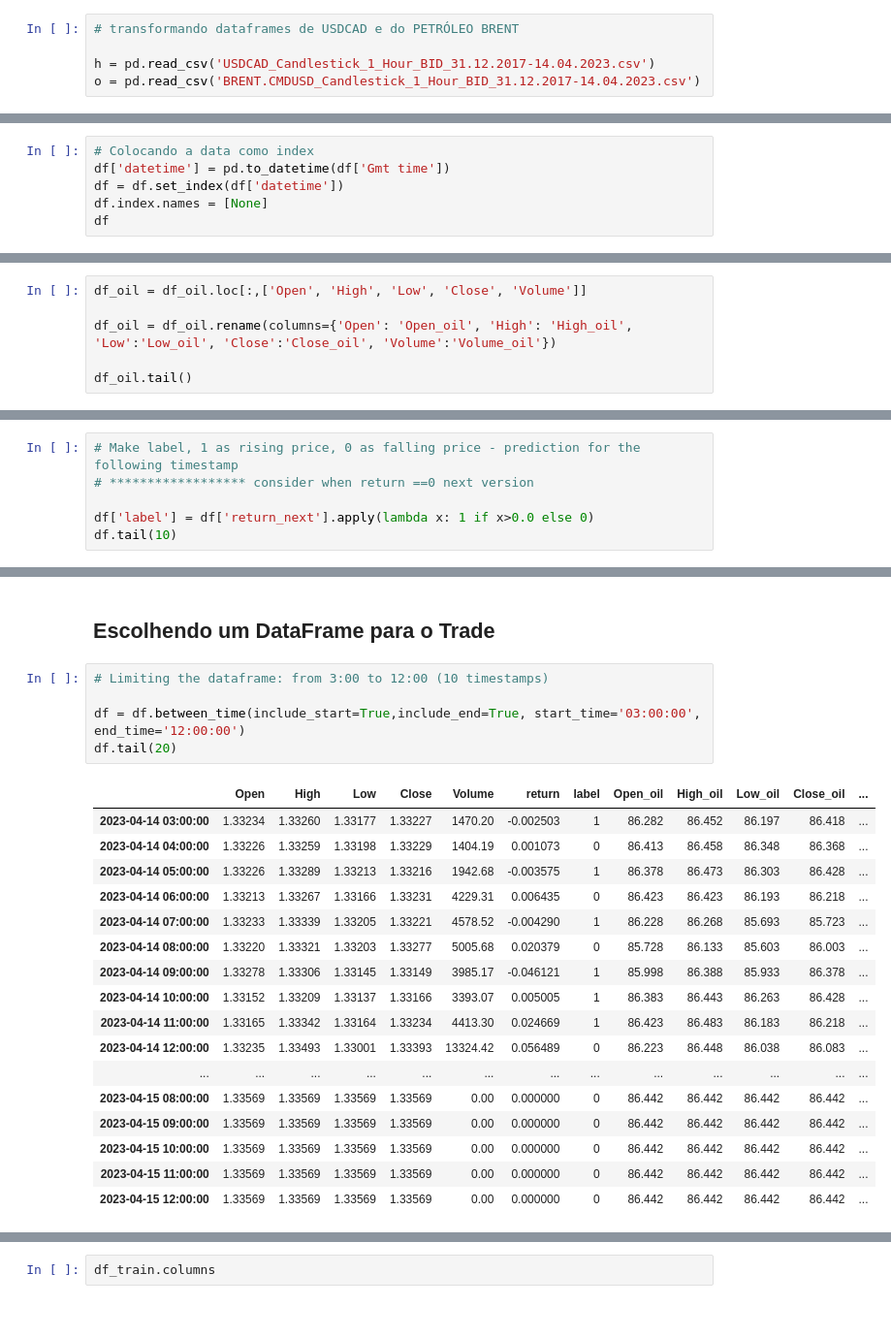
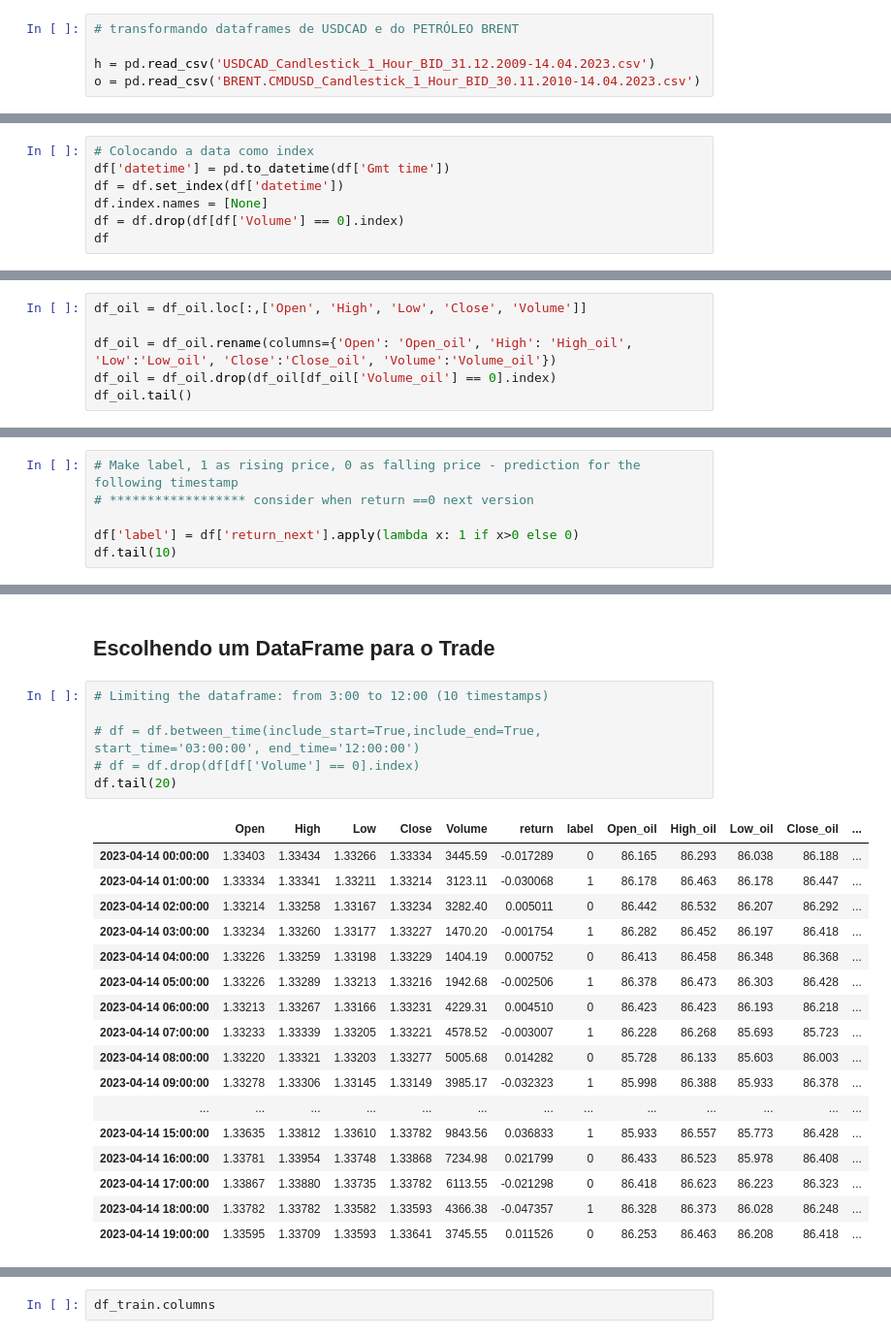
Before and after one commit to akashj-creator/BinaryOptionsXGB, a Jupyter notebook: Predict Future Price - Binary Option of USDCAD - V6.ipynb, the cells around one changed output, grey strips where cells are left out. Shown: that part at 97% size. Drawn from its saved outputs; the diff is of its cells as text.

```diff
--- a/Predict Future Price - Binary Option of USDCAD - V6.ipynb
+++ b/Predict Future Price - Binary Option of USDCAD - V6.ipynb
@@ -18,8 +18,8 @@ import pickle
 # %%
 # transformando dataframes de USDCAD e do PETRÓLEO BRENT
 
-h = pd.read_csv('USDCAD_Candlestick_1_Hour_BID_31.12.2017-14.04.2023.csv')
-o = pd.read_csv('BRENT.CMDUSD_Candlestick_1_Hour_BID_31.12.2017-14.04.2023.csv')
+h = pd.read_csv('USDCAD_Candlestick_1_Hour_BID_31.12.2009-14.04.2023.csv')
+o = pd.read_csv('BRENT.CMDUSD_Candlestick_1_Hour_BID_30.11.2010-14.04.2023.csv')
 # %%
 # Put USD/CAD hour data into Pandas Dataframe
 
@@ -95,6 +95,7 @@ mpf.plot(oil, **kwargs)
 df['datetime'] = pd.to_datetime(df['Gmt time'])
 df = df.set_index(df['datetime'])
 df.index.names = [None]
+df = df.drop(df[df['Volume'] == 0].index)
 df
 # %% [output]
 |  | Gmt time | Open | High | Low | Close | Volume | datetime |
@@ -135,7 +136,7 @@ df_oil
 df_oil = df_oil.loc[:,['Open', 'High', 'Low', 'Close', 'Volume']]
 
 df_oil = df_oil.rename(columns={'Open': 'Open_oil', 'High': 'High_oil', 'Low':'Low_oil', 'Close':'Close_oil', 'Volume':'Volume_oil'})
-
+df_oil = df_oil.drop(df_oil[df_oil['Volume_oil'] == 0].index)
 df_oil.tail()
 # %% [output]
 |  | Open_oil | High_oil | Low_oil | Close_oil | Volume_oil |
@@ -179,7 +180,7 @@ df['return'].min()
 # Make label, 1 as rising price, 0 as falling price - prediction for the following timestamp
 # ****************** consider when return ==0 next version
 
-df['label'] = df['return_next'].apply(lambda x: 1 if x>0.0 else 0)
+df['label'] = df['return_next'].apply(lambda x: 1 if x>0 else 0)
 df.tail(10)
 # %% [output]
 |  | Gmt time | Open | High | Low | Close | Volume | datetime | return_next | return | label |
@@ -282,26 +284,27 @@ dtype: object
 # %%
 # Limiting the dataframe: from 3:00 to 12:00 (10 timestamps)
 
-df = df.between_time(include_start=True,include_end=True, start_time='03:00:00', end_time='12:00:00')
+# df = df.between_time(include_start=True,include_end=True, start_time='03:00:00', end_time='12:00:00')
+# df = df.drop(df[df['Volume'] == 0].index)
 df.tail(20)
 # %% [output]
 |  | Open | High | Low | Close | Volume | return | label | Open_oil | High_oil | Low_oil | Close_oil | ... |
-| 2023-04-14 03:00:00 | 1.33234 | 1.33260 | 1.33177 | 1.33227 | 1470.20 | -0.002503 | 1 | 86.282 | 86.452 | 86.197 | 86.418 | ... |
-| 2023-04-14 04:00:00 | 1.33226 | 1.33259 | 1.33198 | 1.33229 | 1404.19 | 0.001073 | 0 | 86.413 | 86.458 | 86.348 | 86.368 | ... |
-| 2023-04-14 05:00:00 | 1.33226 | 1.33289 | 1.33213 | 1.33216 | 1942.68 | -0.003575 | 1 | 86.378 | 86.473 | 86.303 | 86.428 | ... |
-| 2023-04-14 06:00:00 | 1.33213 | 1.33267 | 1.33166 | 1.33231 | 4229.31 | 0.006435 | 0 | 86.423 | 86.423 | 86.193 | 86.218 | ... |
-| 2023-04-14 07:00:00 | 1.33233 | 1.33339 | 1.33205 | 1.33221 | 4578.52 | -0.004290 | 1 | 86.228 | 86.268 | 85.693 | 85.723 | ... |
-| 2023-04-14 08:00:00 | 1.33220 | 1.33321 | 1.33203 | 1.33277 | 5005.68 | 0.020379 | 0 | 85.728 | 86.133 | 85.603 | 86.003 | ... |
-| 2023-04-14 09:00:00 | 1.33278 | 1.33306 | 1.33145 | 1.33149 | 3985.17 | -0.046121 | 1 | 85.998 | 86.388 | 85.933 | 86.378 | ... |
-| 2023-04-14 10:00:00 | 1.33152 | 1.33209 | 1.33137 | 1.33166 | 3393.07 | 0.005005 | 1 | 86.383 | 86.443 | 86.263 | 86.428 | ... |
-| 2023-04-14 11:00:00 | 1.33165 | 1.33342 | 1.33164 | 1.33234 | 4413.30 | 0.024669 | 1 | 86.423 | 86.483 | 86.183 | 86.218 | ... |
-| 2023-04-14 12:00:00 | 1.33235 | 1.33493 | 1.33001 | 1.33393 | 13324.42 | 0.056489 | 0 | 86.223 | 86.448 | 86.038 | 86.083 | ... |
+| 2023-04-14 00:00:00 | 1.33403 | 1.33434 | 1.33266 | 1.33334 | 3445.59 | -0.017289 | 0 | 86.165 | 86.293 | 86.038 | 86.188 | ... |
+| 2023-04-14 01:00:00 | 1.33334 | 1.33341 | 1.33211 | 1.33214 | 3123.11 | -0.030068 | 1 | 86.178 | 86.463 | 86.178 | 86.447 | ... |
+| 2023-04-14 02:00:00 | 1.33214 | 1.33258 | 1.33167 | 1.33234 | 3282.40 | 0.005011 | 0 | 86.442 | 86.532 | 86.207 | 86.292 | ... |
+| 2023-04-14 03:00:00 | 1.33234 | 1.33260 | 1.33177 | 1.33227 | 1470.20 | -0.001754 | 1 | 86.282 | 86.452 | 86.197 | 86.418 | ... |
+| 2023-04-14 04:00:00 | 1.33226 | 1.33259 | 1.33198 | 1.33229 | 1404.19 | 0.000752 | 0 | 86.413 | 86.458 | 86.348 | 86.368 | ... |
+| 2023-04-14 05:00:00 | 1.33226 | 1.33289 | 1.33213 | 1.33216 | 1942.68 | -0.002506 | 1 | 86.378 | 86.473 | 86.303 | 86.428 | ... |
+| 2023-04-14 06:00:00 | 1.33213 | 1.33267 | 1.33166 | 1.33231 | 4229.31 | 0.004510 | 0 | 86.423 | 86.423 | 86.193 | 86.218 | ... |
+| 2023-04-14 07:00:00 | 1.33233 | 1.33339 | 1.33205 | 1.33221 | 4578.52 | -0.003007 | 1 | 86.228 | 86.268 | 85.693 | 85.723 | ... |
+| 2023-04-14 08:00:00 | 1.33220 | 1.33321 | 1.33203 | 1.33277 | 5005.68 | 0.014282 | 0 | 85.728 | 86.133 | 85.603 | 86.003 | ... |
+| 2023-04-14 09:00:00 | 1.33278 | 1.33306 | 1.33145 | 1.33149 | 3985.17 | -0.032323 | 1 | 85.998 | 86.388 | 85.933 | 86.378 | ... |
 | ... | ... | ... | ... | ... | ... | ... | ... | ... | ... | ... | ... | ... |
-| 2023-04-15 08:00:00 | 1.33569 | 1.33569 | 1.33569 | 1.33569 | 0.00 | 0.000000 | 0 | 86.442 | 86.442 | 86.442 | 86.442 | ... |
-| 2023-04-15 09:00:00 | 1.33569 | 1.33569 | 1.33569 | 1.33569 | 0.00 | 0.000000 | 0 | 86.442 | 86.442 | 86.442 | 86.442 | ... |
-| 2023-04-15 10:00:00 | 1.33569 | 1.33569 | 1.33569 | 1.33569 | 0.00 | 0.000000 | 0 | 86.442 | 86.442 | 86.442 | 86.442 | ... |
-| 2023-04-15 11:00:00 | 1.33569 | 1.33569 | 1.33569 | 1.33569 | 0.00 | 0.000000 | 0 | 86.442 | 86.442 | 86.442 | 86.442 | ... |
-| 2023-04-15 12:00:00 | 1.33569 | 1.33569 | 1.33569 | 1.33569 | 0.00 | 0.000000 | 0 | 86.442 | 86.442 | 86.442 | 86.442 | ... |
+| 2023-04-14 15:00:00 | 1.33635 | 1.33812 | 1.33610 | 1.33782 | 9843.56 | 0.036833 | 1 | 85.933 | 86.557 | 85.773 | 86.428 | ... |
+| 2023-04-14 16:00:00 | 1.33781 | 1.33954 | 1.33748 | 1.33868 | 7234.98 | 0.021799 | 0 | 86.433 | 86.523 | 85.978 | 86.408 | ... |
+| 2023-04-14 17:00:00 | 1.33867 | 1.33880 | 1.33735 | 1.33782 | 6113.55 | -0.021298 | 0 | 86.418 | 86.623 | 86.223 | 86.323 | ... |
+| 2023-04-14 18:00:00 | 1.33782 | 1.33782 | 1.33582 | 1.33593 | 4366.38 | -0.047357 | 1 | 86.328 | 86.373 | 86.028 | 86.248 | ... |
+| 2023-04-14 19:00:00 | 1.33595 | 1.33709 | 1.33593 | 1.33641 | 3745.55 | 0.011526 | 0 | 86.253 | 86.463 | 86.208 | 86.418 | ... |
 # %%
 df.head(10)
 # %% [output]
```
Also changed, not shown: parts of 22 cells of this notebook, 6 other files.
